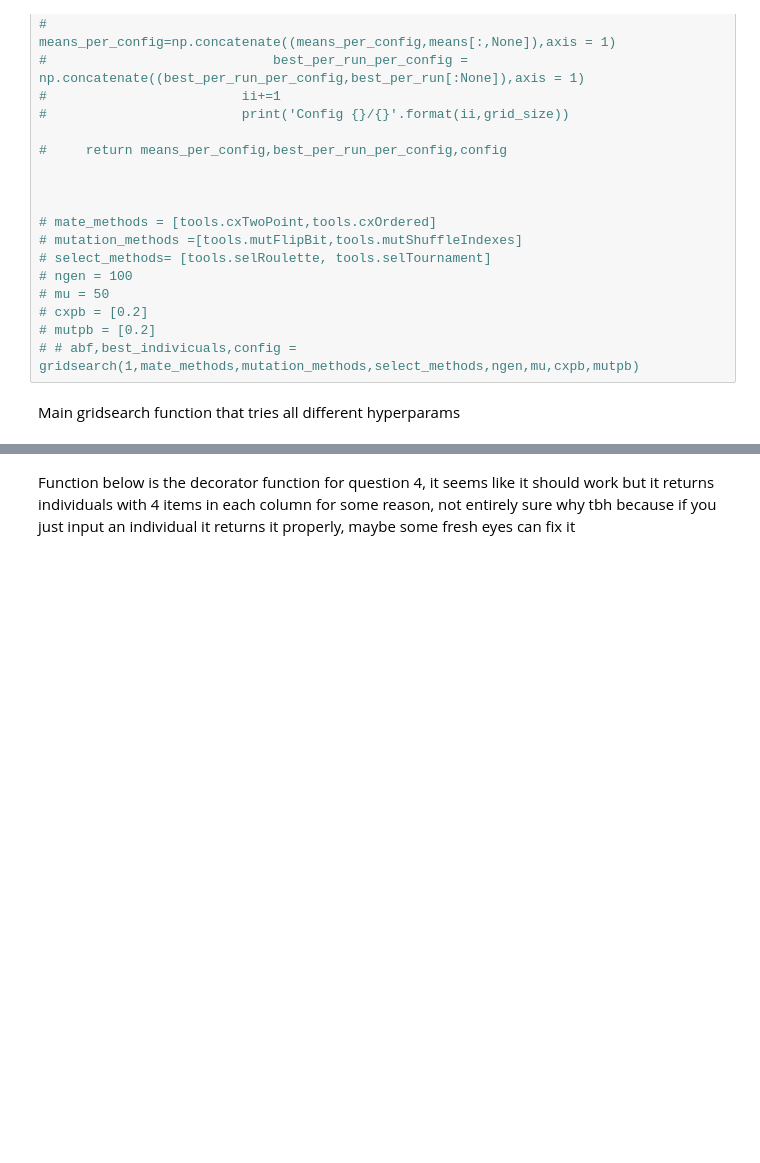
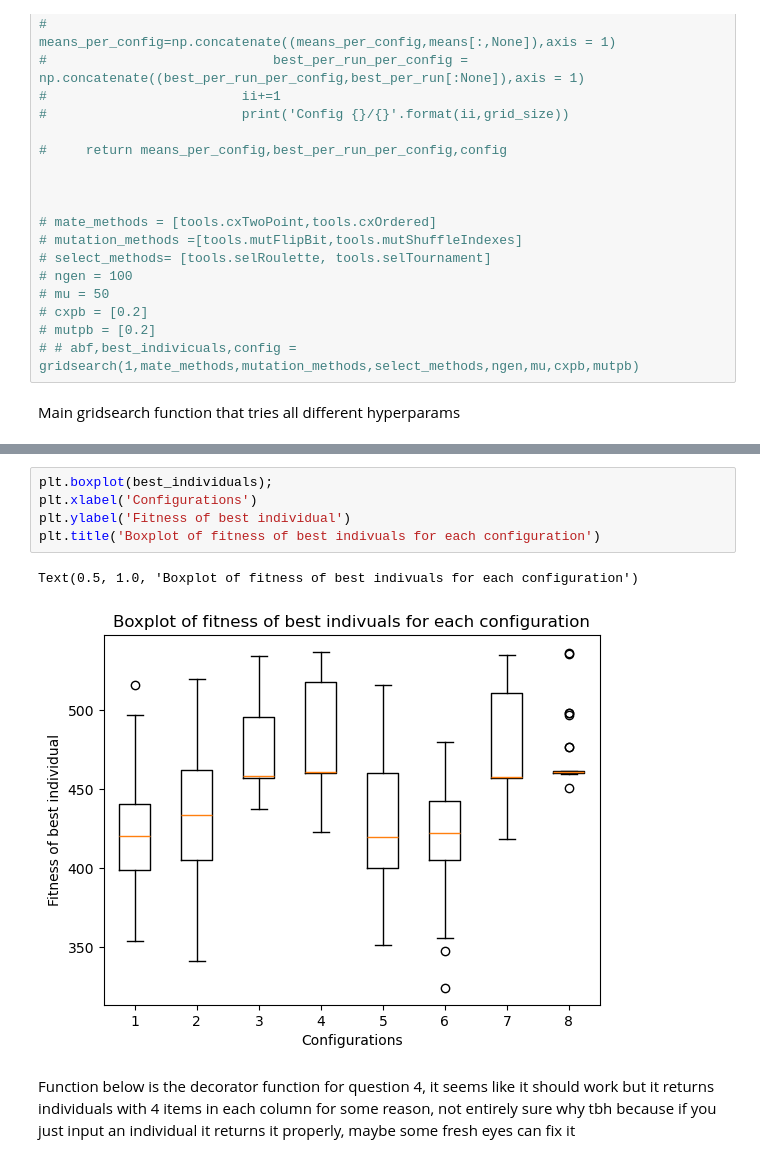
Before and after one commit to Arthexs/DecisionMakingAICI, a Jupyter notebook: Main_assignment1_1 copy.ipynb, the cells around one changed output, grey strips where cells are left out. Drawn from its saved outputs; the diff is of its cells as text; blank space fills up the shorter version.

```diff
--- a/Main_assignment1_1 copy.ipynb
+++ b/Main_assignment1_1 copy.ipynb
@@ -225,3 +233,11 @@ plt.boxplot(best_indivicuals);
+# %%
+plt.boxplot(best_individuals);
+plt.xlabel('Configurations')
+plt.ylabel('Fitness of best individual')
+plt.title('Boxplot of fitness of best indivuals for each configuration')
+# %% [output]
+Text(0.5, 1.0, 'Boxplot of fitness of best indivuals for each configuration')
+[figure, added]
 # %% [markdown]
 Function below is the decorator function for question 4, it seems like it should work but it returns individuals with 4 items in each column for some reason, not entirely sure why tbh because if you just input an individual it returns it properly, maybe some fresh eyes can fix it
 # %%
```
Also changed, not shown: parts of 4 cells of this notebook.
